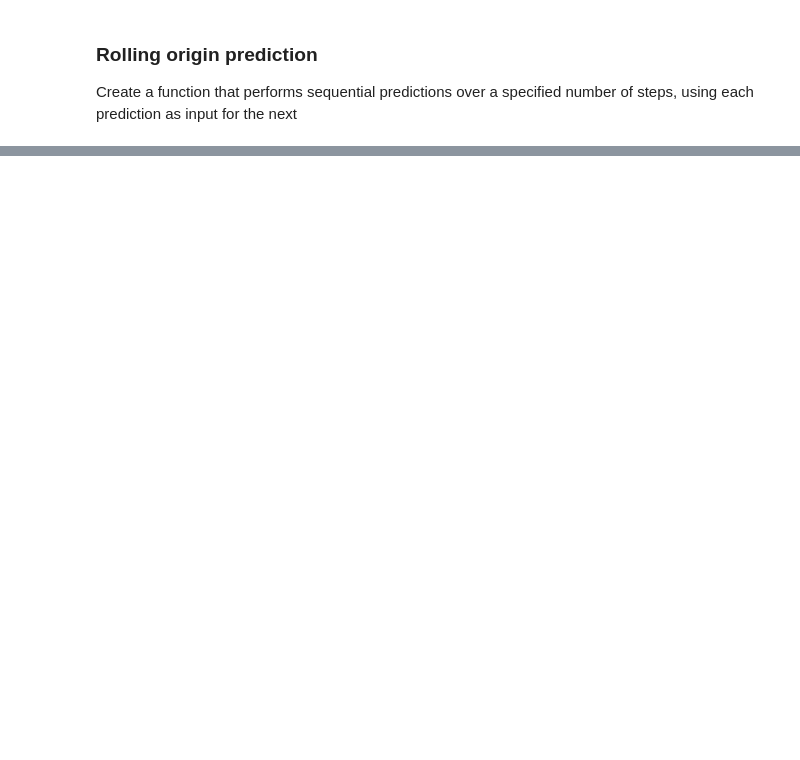
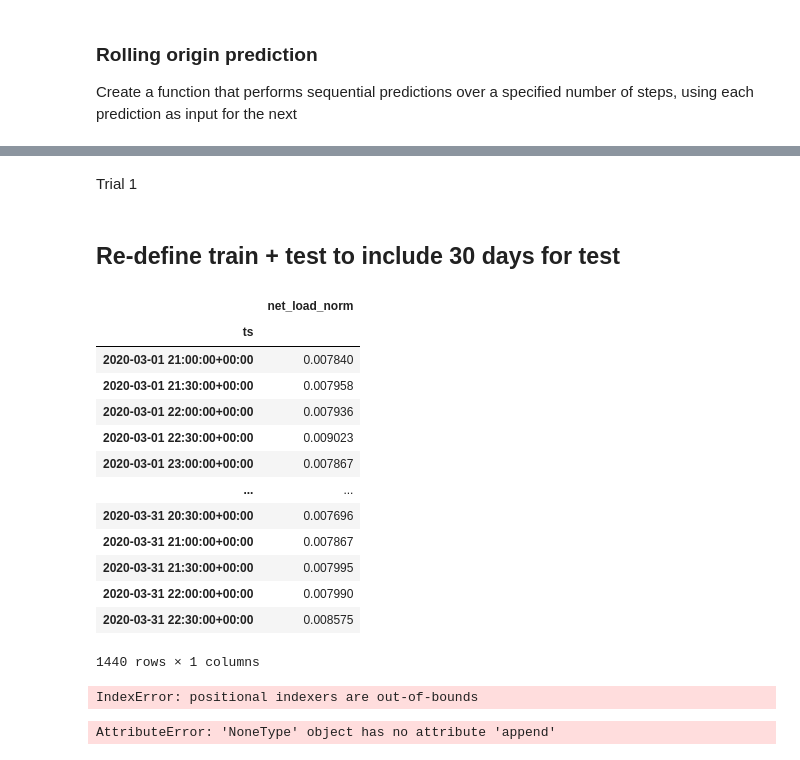
Before and after one commit to dguiraldes/aml_project, a Jupyter notebook: Zora RF_6_tidy_30m.ipynb, the cells around one changed output, grey strips where cells are left out. Saved outputs shown, nothing was run; the diff lists cells and outputs as text; code cells hidden in the pictures; blank space fills up the shorter version.

```diff
--- a/Zora RF_6_tidy_30m.ipynb
+++ b/Zora RF_6_tidy_30m.ipynb
@@ -590,0 +382,2 @@ TypeError: unsupported operand type(s) for +: 'int' and 'Timedelta'
+# %% [markdown]
+Trial 1
@@ -590,0 +392,13 @@ TypeError: unsupported operand type(s) for +: 'int' and 'Timedelta'
+# %% [markdown]
+## Re-define train + test to include 30 days for test
+# %%
+# Define features and target
+X = df_lagged[[f'net_load_lag_{lag}' for lag in lags]]
+y = df_lagged['net_load_norm']
+
+# Reserve the last 72 observations for testing - 36 hours
+train_features = X.iloc[:-1440]
+test_features = X.iloc[-1440:]
+
+train_target = y.iloc[:-1440]
+test_target = y.iloc[-1440:]
@@ -591 +413,65 @@ TypeError: unsupported operand type(s) for +: 'int' and 'Timedelta'
+# %%
+test_target
+# %% [output]
+|  | net_load_norm |
+| ts |  |
+| 2020-03-01 21:00:00+00:00 | 0.007840 |
+| 2020-03-01 21:30:00+00:00 | 0.007958 |
+| 2020-03-01 22:00:00+00:00 | 0.007936 |
+| 2020-03-01 22:30:00+00:00 | 0.009023 |
+| 2020-03-01 23:00:00+00:00 | 0.007867 |
+| ... | ... |
+| 2020-03-31 20:30:00+00:00 | 0.007696 |
+| 2020-03-31 21:00:00+00:00 | 0.007867 |
+| 2020-03-31 21:30:00+00:00 | 0.007995 |
+| 2020-03-31 22:00:00+00:00 | 0.007990 |
+| 2020-03-31 22:30:00+00:00 | 0.008575 |
+1440 rows × 1 columns
+# %%
+full_predictions = []
+
+ts = test_target['net_load_norm'].copy()
+
+def nested_prediction_model(model,)
+# Iterate over each day in the test data
+for day in range(0, 30):
+    # Define the current test series to be the next 36 hours (72 intervals of 30 minutes)
+    current_test_series = test_target['net_load_norm'][day*72 : (day+1)*72]
+
+    # Make predictions for the current day
+    pred_day = rolling_window_predictions(rf, ts, current_test_series, lags=[1,2,3,4,5,48,96])
+
+    # Append the day's predictions to the full predictions
+    full_predictions.extend(pred_day)
+
+    # Update ts by appending the predicted values, simulating receiving new actual values
+    # In a real scenario, you would append actual values if available
+    ts = pd.concat([ts, pd.Series(pred_day)])
+    # Ensure ts only contains the most recent values needed for the next prediction
+    ts = ts.tail(max(lags))
+
+# Convert the full predictions list into a Series for plotting
+full_predictions_series = pd.Series(full_predictions, index=pd.date_range(start=test_target.index[0], periods=len(full_predictions), freq='30T'))
+
+# Plot the full predictions against the actual data
+plt.figure(figsize=(15, 7))
+plt.plot(test_target.index, test_target['net_load_norm'], label='Actual Data', color='blue')
+plt.plot(full_predictions_series.index, full_predictions_series, label='Rolling Window Predictions', color='orange')
+plt.legend()
+plt.xlabel('Date Time')
+plt.ylabel('Net Load')
+plt.title('Rolling Window Predictions vs Actual Data')
+plt.show()
+# %% [output]
+IndexError: positional indexers are out-of-bounds
+# %%
+ts = []
+full_predicitions = []
+
+for day in range(0,30):
+    pred_day = rolling_window_predictions(rf, train_target, test_target, lags=[1,2,3,4,5,48,96]) #return predictions for the 36hrs of 72 intervals
+    full_predicitions = full_predicitions + pred_day
+    ts = ts.append(test_target[72*day:72*(day+1)])
+# %% [output]
+AttributeError: 'NoneType' object has no attribute 'append'
 # %% [markdown]
```
Also changed, not shown: parts of 52 cells of this notebook.
